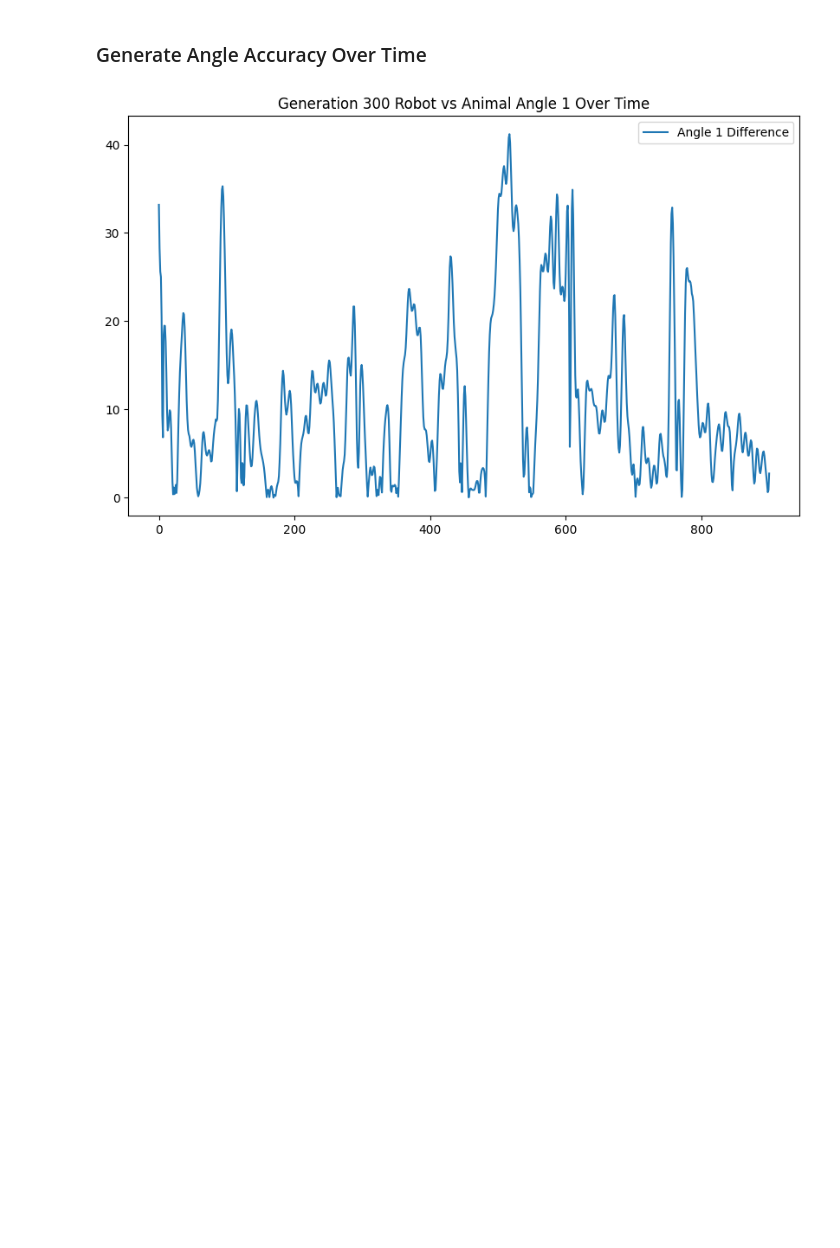
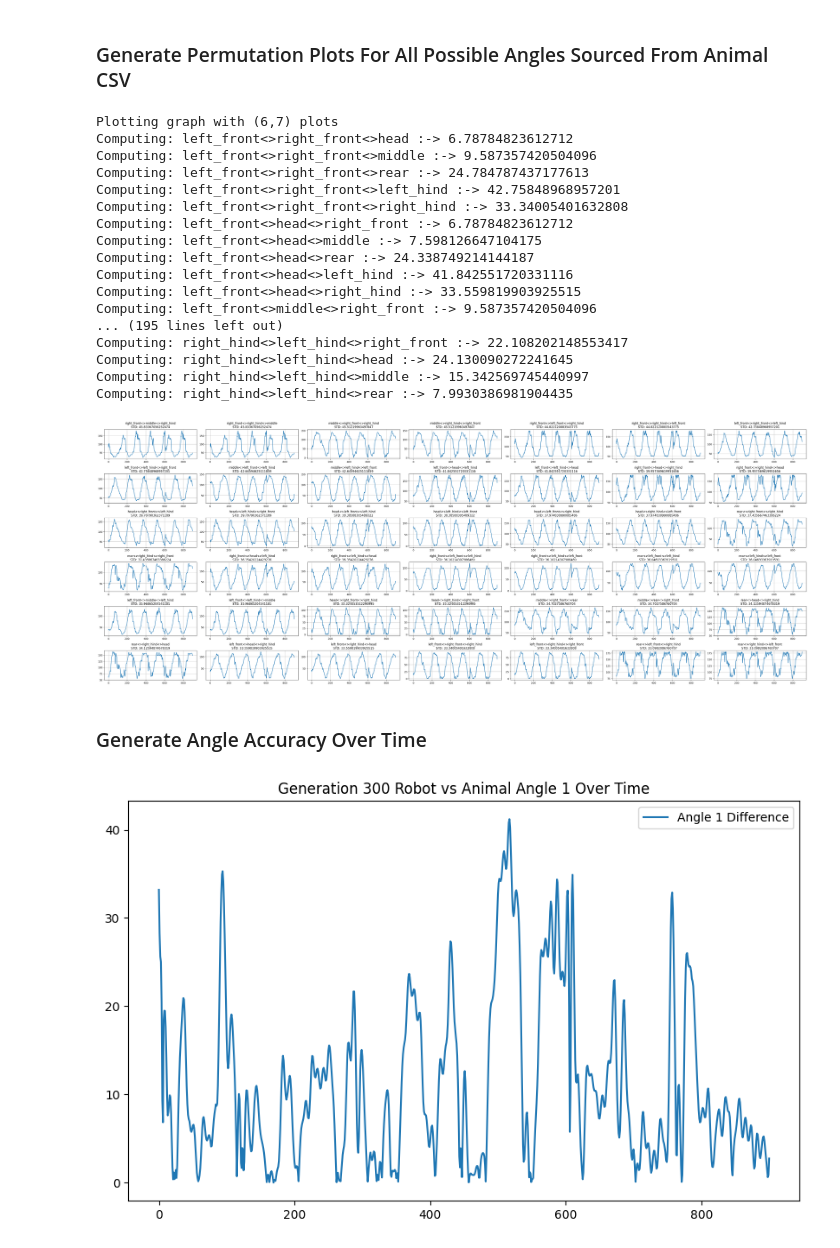
Before and after one commit to EmilChoparinov/EVOC-Research, a Jupyter notebook: notebooks/graphics.ipynb, the cells around one changed output. Saved outputs shown, nothing was run; the diff lists cells and outputs as text; code cells hidden in the pictures; blank space fills up the shorter version.

```diff
--- a/notebooks/graphics.ipynb
+++ b/notebooks/graphics.ipynb
@@ -120,3 +281,67 @@ plt.show()
+# %% [markdown]
+### Generate Permutation Plots For All Possible Angles Sourced From Animal CSV
+# %%
+from itertools import permutations
+import math
+
+columns_to_permute =strings = ["left_front", "right_front", "head", "middle", "rear", "left_hind", "right_hind"]
+
+permute_angles = list(permutations(columns_to_permute, 3))
+
+# Select only top 20% that deviate
+max_i = round(len(permute_angles) * 0.2)
+x_total, y_total = divide_closely_square(max_i)
+
+print(f"Plotting graph with ({y_total},{x_total}) plots")
+
+computed_angles = []
+
+for a1,a2,a3 in permute_angles:
+    dataset = animal.iloc[:900].apply(
+        lambda r: calculate_angle(r[a1], r[a2], r[a3]), axis=1)
+
+    # The standard deviation is proportional to the amplitude of the sin wave.
+    # We store this alongside the angles to filter what type of charts we want.
+    # To display.
+    std = np.std(dataset)
+    computed_angles.append((std, f"{a1}<>{a2}<>{a3}", dataset))
+    print(f"Computing: {a1}<>{a2}<>{a3} :-> {std}")
+
+computed_angles.sort(key=lambda x: x[0], reverse=True)
+
+fig, ax = plt.subplots(y_total, x_total, figsize=(40, 15))
+ax = ax.ravel()
+
+for i in range(max_i):
+    std, name, angle_data = computed_angles[i]
+
+    t_axis = np.arange(len(angle_data))
+
+    ax[i].set_title(f"{name}\nSTD: {std}")
+    ax[i].plot(t_axis, angle_data)
+    ax[i].grid(visible=True)
+
+fig.tight_layout()
+fig.show()
+# %% [output]
+Plotting graph with (6,7) plots
+Computing: left_front<>right_front<>head :-> 6.78784823612712
+Computing: left_front<>right_front<>middle :-> 9.587357420504096
+Computing: left_front<>right_front<>rear :-> 24.784787437177613
+Computing: left_front<>right_front<>left_hind :-> 42.75848968957201
+Computing: left_front<>right_front<>right_hind :-> 33.34005401632808
+Computing: left_front<>head<>right_front :-> 6.78784823612712
+Computing: left_front<>head<>middle :-> 7.598126647104175
+Computing: left_front<>head<>rear :-> 24.338749214144187
+Computing: left_front<>head<>left_hind :-> 41.842551720331116
+Computing: left_front<>head<>right_hind :-> 33.559819903925515
+Computing: left_front<>middle<>right_front :-> 9.587357420504096
+... (195 lines left out)
+Computing: right_hind<>left_hind<>right_front :-> 22.108202148553417
+Computing: right_hind<>left_hind<>head :-> 24.130090272241645
+Computing: right_hind<>left_hind<>middle :-> 15.342569745440997
+Computing: right_hind<>left_hind<>rear :-> 7.9930386981904435
+[figure, added]
 # %% [markdown]
 ### Generate Angle Accuracy Over Time
 # %%
```
Also changed, not shown: parts of 12 cells of this notebook, 4 other files.
